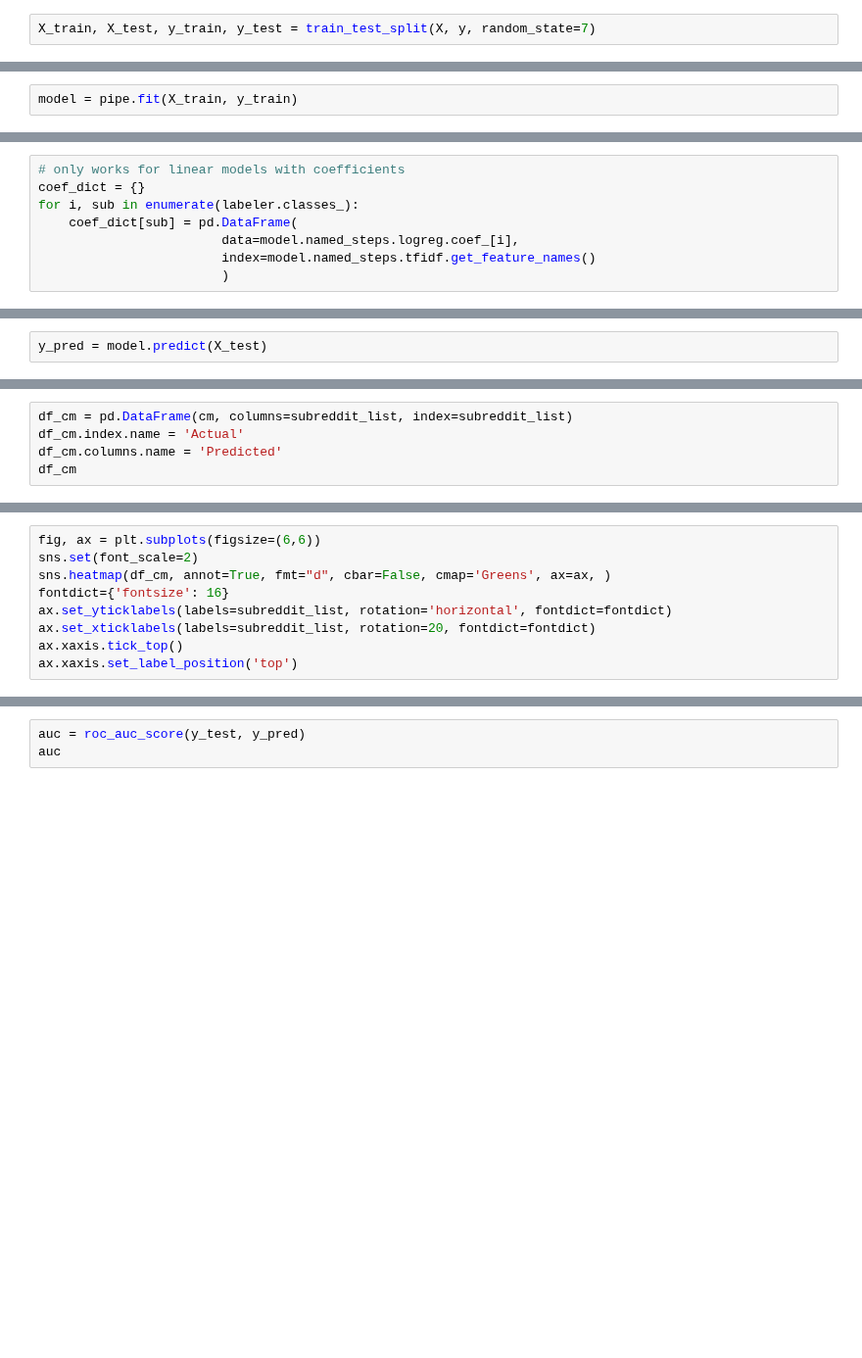
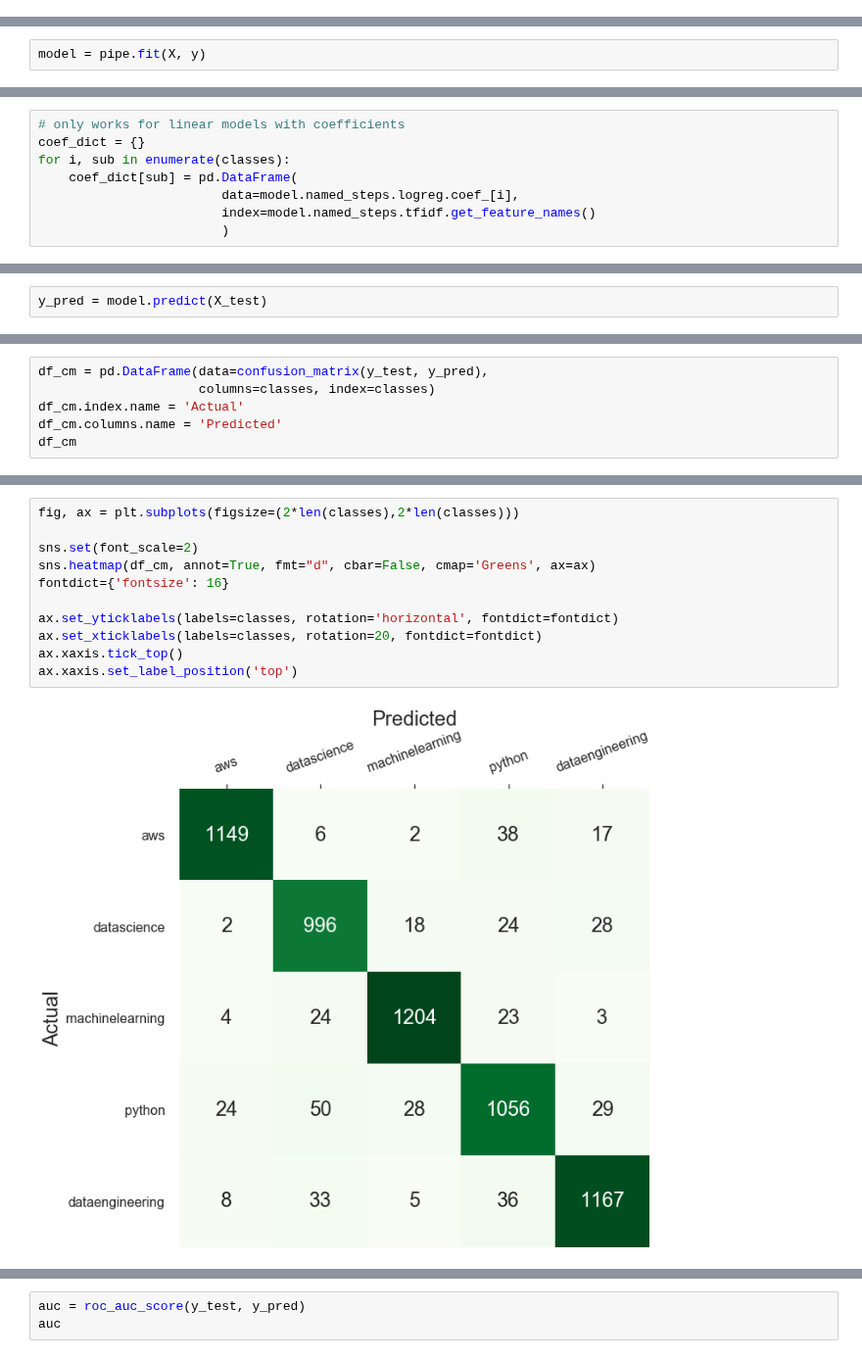
Before and after one commit to datapointchris/reddit-nlp, a Jupyter notebook: DS_coefficients and stats.ipynb, the cells around one changed output, grey strips where cells are left out. Shown at 98% size. Cells and saved outputs as stored; diff of their text form; blank space fills up the shorter version.

Commit message:
using stratified shuffle for cross_val, updated classes variable, confusion matrix combined into df

```diff
--- a/DS_coefficients and stats.ipynb
+++ b/DS_coefficients and stats.ipynb
@@ -85,8 +95,6 @@ labeler.encodings_
  'machinelearning': 2,
  'python': 3,
  'dataengineering': 4}
-# %%
-X_train, X_test, y_train, y_test = train_test_split(X, y, random_state=7)
 # %%
 useless_words = set(['using', 'lambda', 's3', 'does', 'looking', 'help', 'new', 'data', 'science', 'machine', 'learning', 'use', 'need', 'engineer', 'engineering'])
 
@@ -96,5 +104,5 @@ tfidf = TfidfVectorizer(max_df=0.7, max_features=6000, ngram_range=(1,2), stop_w
 logreg = LogisticRegression(max_iter=1000)
 pipe = Pipeline([('tfidf', tfidf),('logreg', logreg)])
 # %%
-model = pipe.fit(X_train, y_train)
+model = pipe.fit(X, y)
 # %%
@@ -123,7 +119,7 @@ array([[ 0.42964408, -0.03229263, -0.03229263, ...,  0.6089208 ,
 # %%
 # only works for linear models with coefficients
 coef_dict = {}
-for i, sub in enumerate(labeler.classes_):
+for i, sub in enumerate(classes):
     coef_dict[sub] = pd.DataFrame(
                         data=model.named_steps.logreg.coef_[i],
                         index=model.named_steps.tfidf.get_feature_names()
@@ -162,5 +150,6 @@ cm = confusion_matrix(y_test, y_pred)
 # %%
-df_cm = pd.DataFrame(cm, columns=subreddit_list, index=subreddit_list)
+df_cm = pd.DataFrame(data=confusion_matrix(y_test, y_pred),
+                     columns=classes, index=classes)
 df_cm.index.name = 'Actual'
 df_cm.columns.name = 'Predicted'
 df_cm
@@ -167,12 +164,16 @@ df_cm
 # %%
-fig, ax = plt.subplots(figsize=(6,6))
+fig, ax = plt.subplots(figsize=(2*len(classes),2*len(classes)))
+
 sns.set(font_scale=2)
-sns.heatmap(df_cm, annot=True, fmt="d", cbar=False, cmap='Greens', ax=ax, )
+sns.heatmap(df_cm, annot=True, fmt="d", cbar=False, cmap='Greens', ax=ax)
 fontdict={'fontsize': 16}
-ax.set_yticklabels(labels=subreddit_list, rotation='horizontal', fontdict=fontdict)
-ax.set_xticklabels(labels=subreddit_list, rotation=20, fontdict=fontdict)
+
+ax.set_yticklabels(labels=classes, rotation='horizontal', fontdict=fontdict)
+ax.set_xticklabels(labels=classes, rotation=20, fontdict=fontdict)
 ax.xaxis.tick_top()
 ax.xaxis.set_label_position('top')
+# %% [output]
+[figure, added]
 # %%
 mcm = multilabel_confusion_matrix(y_test, y_pred)
 mtn = mcm[:, 0, 0]
```
Also changed, not shown: parts of 16 cells of this notebook.
